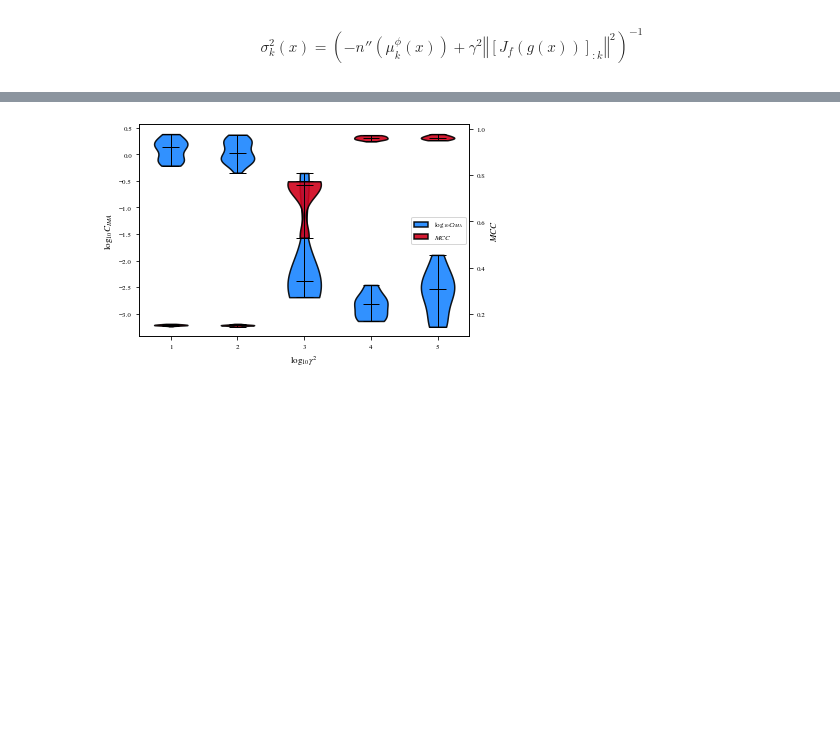
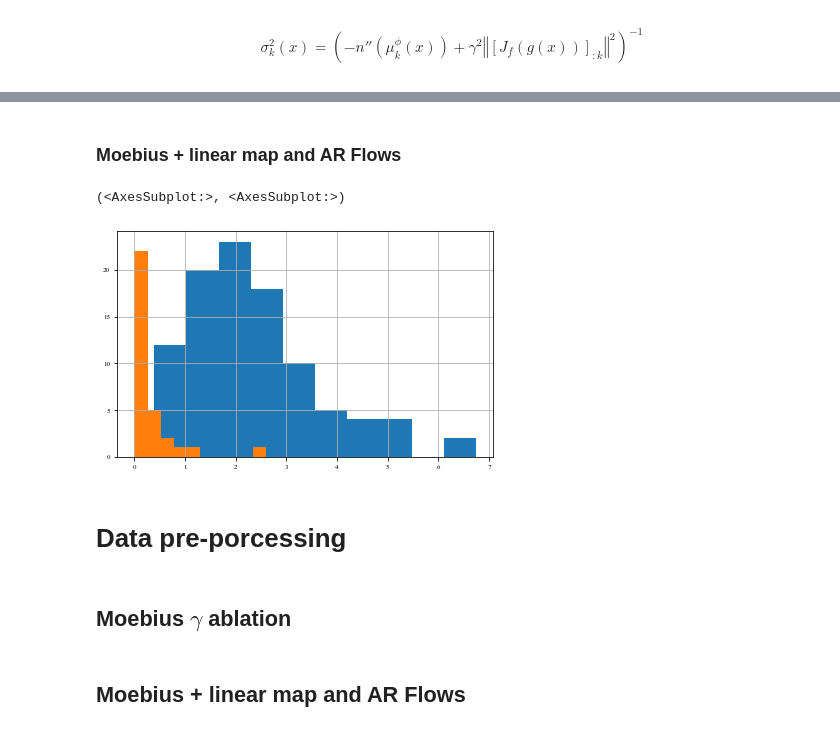
Before and after one commit to rpatrik96/ima-vae, a Jupyter notebook: notebooks/synth_plots.ipynb, the cells around one changed output, grey strips where cells are left out. Cells and saved outputs as stored; diff of their text form; code cells hidden in the pictures; blank space fills up the shorter version.

Commit message:
synth plot nb unified

```diff
--- a/notebooks/synth_plots.ipynb
+++ b/notebooks/synth_plots.ipynb
@@ -126 +120,12 @@ def create_violinplot(groups, xlabel, ylabel, xticklabels, filename=None, ax=Non
+# %% [markdown]
+### Moebius + linear map and AR Flows
+# %%
+moebius_lin_map_df.mixing_linear_map_cima.hist(), flow_df.mixing_cima.hist()
+# %% [output]
+(<AxesSubplot:>, <AxesSubplot:>)
+[figure, added]
+# %% [markdown]
+# Data pre-porcessing
+# %% [markdown]
+## Moebius $\gamma$ ablation
 # %%
@@ -129,22 +138,3 @@ groups = [g for _, g in runs_df[[ "neg_elbo", "mcc4min_neg_elbo", "cima4min_neg_
 gg_mcc = [g[g.neg_elbo <= threshold].mcc4min_neg_elbo  for g, threshold in zip(groups, elbo_filter)]
 gg_cima = [g[g.neg_elbo <= threshold].cima4min_neg_elbo  for g, threshold in zip(groups, elbo_filter)]
 gg_gamma = [g[g.neg_elbo <= threshold].gamma_square  for g, threshold in zip(groups, elbo_filter)]
-# %%
-fig, ax = plt.subplots(figsize=figsizes.neurips2022(nrows=1, ncols=1)['figure.figsize'])
-ax2 = ax.twinx()
-
-vp= ax.violinplot([np.log10(g) for g in gg_cima], showmedians=True)
-format_violin(vp)
-ax.set_ylabel("$\log_{10} C_{IMA}$")
-
-vp2= ax2.violinplot(gg_mcc, showmedians=True)
-format_violin(vp2,'#D0021B')
-ax2.set_ylabel("$MCC$")
-
-ax.set_xlabel("$\log_{10}\gamma^2$")
-ax.set_xticklabels([0]+ sorted(np.log10(runs_df["gamma_square"]).astype(int).unique()))
-plt.legend([vp['bodies'][0],vp2['bodies'][0]], ["$\log_{10} C_{IMA}$", "$MCC$"], loc='right')
-
-plt.savefig("moebius_mcc_cima.svg")
-# %% [output]
-[figure, removed]
@@ -163,0 +141,2 @@ def violin_by_prior(gauss_data, laplace_data, uniform_data, xticks, xlabel, ylab
+# %% [markdown]
+## Moebius + linear map and AR Flows
```
Also changed, not shown: parts of 22 cells of this notebook.
